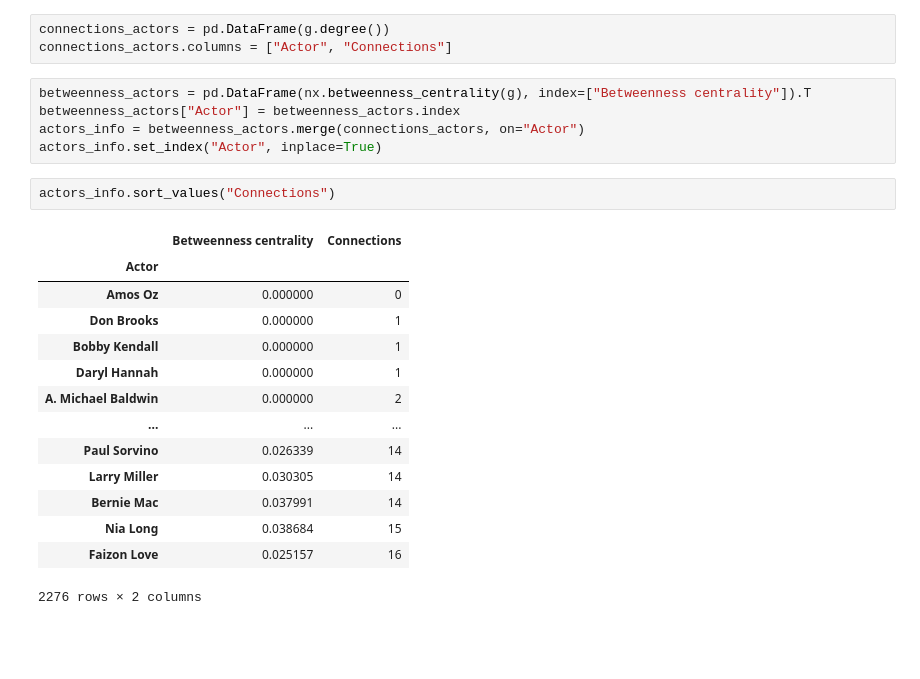
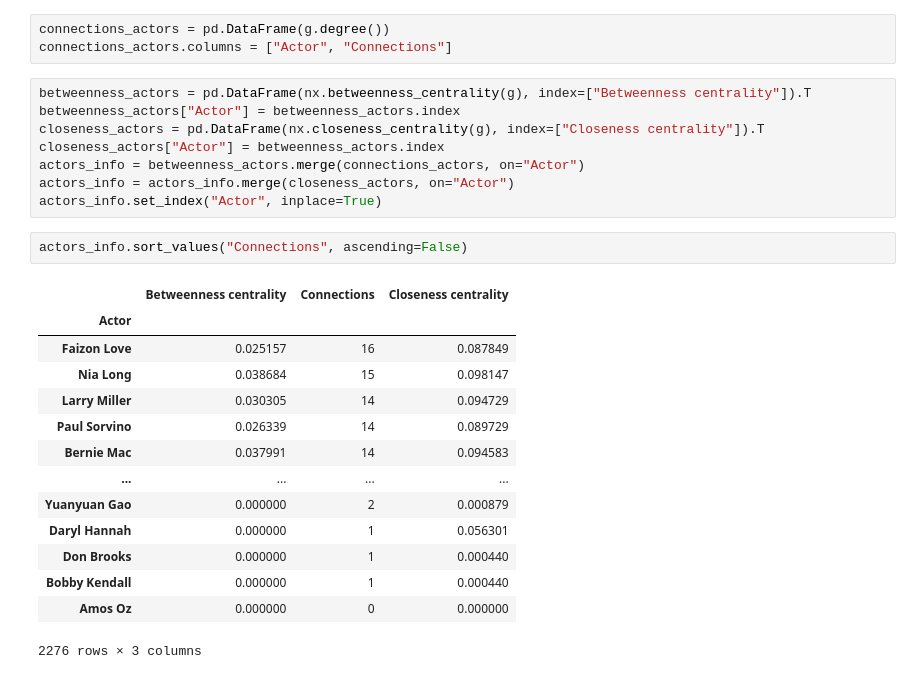
Before and after one commit to MathieuDemarets/hackathon, a Jupyter notebook: exploration/feature_engineering.ipynb, the cells around one changed output. Cells and saved outputs as stored; diff of their text form; blank space fills up the shorter version.

```diff
--- a/exploration/feature_engineering.ipynb
+++ b/exploration/feature_engineering.ipynb
@@ -174,25 +179,28 @@ connections_actors.columns = ["Actor", "Connections"]
 # %%
 betweenness_actors = pd.DataFrame(nx.betweenness_centrality(g), index=["Betweenness centrality"]).T
 betweenness_actors["Actor"] = betweenness_actors.index
+closeness_actors = pd.DataFrame(nx.closeness_centrality(g), index=["Closeness centrality"]).T
+closeness_actors["Actor"] = betweenness_actors.index
 actors_info = betweenness_actors.merge(connections_actors, on="Actor")
+actors_info = actors_info.merge(closeness_actors, on="Actor")
 actors_info.set_index("Actor", inplace=True)
 # %%
-actors_info.sort_values("Connections")
+actors_info.sort_values("Connections", ascending=False)
 # %% [output]
-|  | Betweenness centrality | Connections |
-| Actor |  |  |
-| Amos Oz | 0.000000 | 0 |
-| Don Brooks | 0.000000 | 1 |
-| Bobby Kendall | 0.000000 | 1 |
-| Daryl Hannah | 0.000000 | 1 |
-| A. Michael Baldwin | 0.000000 | 2 |
-| ... | ... | ... |
-| Paul Sorvino | 0.026339 | 14 |
-| Larry Miller | 0.030305 | 14 |
-| Bernie Mac | 0.037991 | 14 |
-| Nia Long | 0.038684 | 15 |
-| Faizon Love | 0.025157 | 16 |
+|  | Betweenness centrality | Connections | Closeness centrality |
+| Actor |  |  |  |
+| Faizon Love | 0.025157 | 16 | 0.087849 |
+| Nia Long | 0.038684 | 15 | 0.098147 |
+| Larry Miller | 0.030305 | 14 | 0.094729 |
+| Paul Sorvino | 0.026339 | 14 | 0.089729 |
+| Bernie Mac | 0.037991 | 14 | 0.094583 |
+| ... | ... | ... | ... |
+| Yuanyuan Gao | 0.000000 | 2 | 0.000879 |
+| Daryl Hannah | 0.000000 | 1 | 0.056301 |
+| Don Brooks | 0.000000 | 1 | 0.000440 |
+| Bobby Kendall | 0.000000 | 1 | 0.000440 |
+| Amos Oz | 0.000000 | 0 | 0.000000 |
-2276 rows × 2 columns
+2276 rows × 3 columns
 # %%
 nx.draw(g, with_labels=False, node_size=2)
 # %% [output]
```
Also changed, not shown: parts of 5 cells of this notebook, 5 other files.
